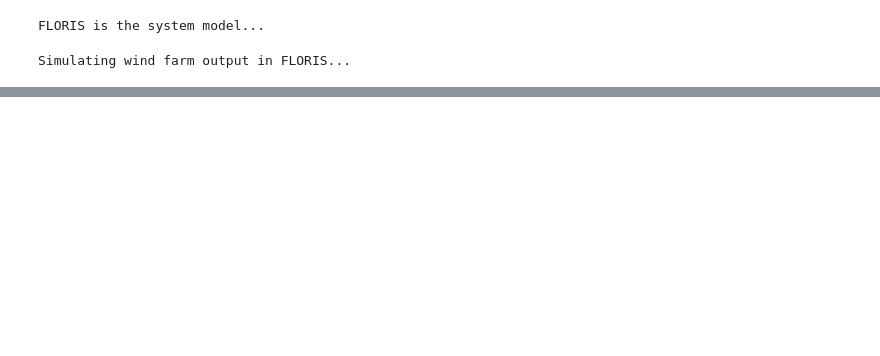
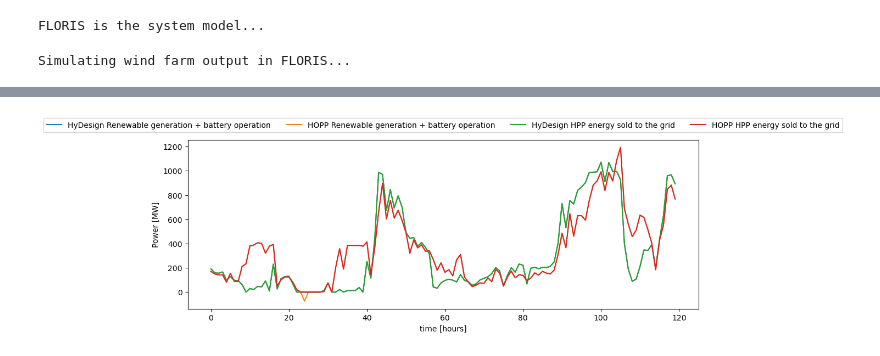
Before and after one commit to IEAWindTask50/tool-benchmarking, a Jupyter notebook: North_America/Texas/texas_case.ipynb, the cells around one changed output, grey strips where cells are left out. Saved outputs shown, nothing was run; the diff lists cells and outputs as text; code cells hidden in the pictures; blank space fills up the shorter version.

```diff
--- a/North_America/Texas/texas_case.ipynb
+++ b/North_America/Texas/texas_case.ipynb
@@ -107,29 +158,40 @@ hybrid_plant = hi.system
 annual_energies = hybrid_plant.annual_energies
 npvs = hybrid_plant.net_present_values
 cf = hybrid_plant.capacity_factors
+total_revenue = hybrid_plant.grid.total_revenue
+revenue_gen = np.array(hybrid_plant.grid._financial_model.value('revenue_gen')) / 1e3
+generation_profile = hybrid_plant.grid.generation_profile
 
 wind_installed_cost = hybrid_plant.wind.total_installed_cost
 solar_installed_cost = hybrid_plant.pv.total_installed_cost
 battery_installed_cost = hybrid_plant.battery.total_installed_cost
 hybrid_installed_cost = hybrid_plant.grid.total_installed_cost
+OM_cost = hybrid_plant.om_total_expenses
+generation_curtailed = hybrid_plant.grid.generation_curtailed
 
 print("Wind Installed Cost [M$]: {}".format(wind_installed_cost/1e6))
 print("Solar Installed Cost [M$]: {}".format(solar_installed_cost/1e6))
 print("Battery Installed Cost [M$]: {}".format(battery_installed_cost/1e6))
 print("Hybrid Installed Cost [M$]: {}\n".format(hybrid_installed_cost/1e6))
+print("OPEX [$/year]", OM_cost)
 
 print("Wind NPV [M$]: {}".format(hybrid_plant.net_present_values.wind/1e6))
 print("Solar NPV [M$]: {}".format(hybrid_plant.net_present_values.pv/1e6))
 print("Hybrid NPV [M$]: {}\n".format(hybrid_plant.net_present_values.hybrid/1e6))
 
-print("Annual Energies [kW]",annual_energies)
+print("Annual Energies [GWh]",annual_energies)
 print("Capacity Factors",cf)
 print("NPV [$]", npvs)
+print("Total Revenue (HyDesign method) [M$]", np.sum(hpp_t[0:8760] * hpp.prob.get_val('ems.price_t')[0:8760]) / 1e6)
+print("Total Revenue (HOPP method) [M$]", np.sum(np.array(hi.system.grid._financial_model.value('revenue_gen')[0:8760]) / 1e3 * np.array(hi.system.grid._financial_model.value('dispatch_factors_ts')[0:8760]) * np.array(hi.system.grid._financial_model.value('ppa_price_input'))) / 1e6)
+print("Total Energy sold [GWh]", np.sum(revenue_gen) / 1e3)
 
 print("LCOE [cents/kWh]", hybrid_plant.lcoe_real,"\n")
 
 print(hybrid_plant.lcoe_real['hybrid'])
 print("Hybrid LCOE [$/MWh]", hybrid_plant.lcoe_real['hybrid']*10)
+
+print("Grid Curtailment [%]:", hybrid_plant.grid.curtailment_percent)
 # %% [output]
 Wind Installed Cost [M$]: 1152.9
 Solar Installed Cost [M$]: 495.5
@@ -149,0 +213,17 @@ Hybrid LCOE [$/MWh] 22.897062847380887
+# %%
+# Export_to_Excel time series, if needed change the time series below.
+revenue_gen = np.array(revenue_gen)
+hpp_t = np.array(hpp_t)
+
+length = min(len(revenue_gen), len(hpp_t))
+revenue_gen = revenue_gen[:length]
+hpp_t = hpp_t[:length]
+
+df = pd.DataFrame({
+    'revenue_gen': revenue_gen,
+    'hpp_t': hpp_t
+})
+
+df.to_excel('compare_ts.xlsx', index=False)
+
+print("Export done.xlsx")
@@ -149,0 +270,16 @@ Hybrid LCOE [$/MWh] 22.897062847380887
+# %%
+# Compare the sum solar + wind + battery power between HOPP and Hydesign
+plt.figure(figsize=[12,4])
+ax1 = plt.gca()
+ax1.plot(wind_t[:24*n_days_plot] + solar_t[:24*n_days_plot] + b_t[:24*n_days_plot], label='HyDesign Renewable generation + battery operation')
+ax1.plot(np.array(hybrid_plant.wind.generation_profile[:24*n_days_plot]) / 1e3 + np.array(hybrid_plant.pv.generation_profile[:24*n_days_plot]) / 1e3 + np.array(hybrid_plant.battery.generation_profile[:24*n_days_plot]) / 1e3, label='HOPP Renewable generation + battery operation')
+ax1.plot(hpp_t[:24*n_days_plot], label='HyDesign HPP energy sold to the grid')
+ax1.plot(revenue_gen[:24*n_days_plot], label='HOPP HPP energy sold to the grid')
+ax1.set_xlabel('time [hours]')
+ax1.set_ylabel('Power [MW]')
+lines_1, labels_1 = ax1.get_legend_handles_labels()
+ax1.legend(lines_1, labels_1, loc='upper center',
+           bbox_to_anchor=(0.5, 1.15), ncol=5, fancybox=False, shadow=False)
+plt.show()
+# %% [output]
+[figure, added]
```
Also changed, not shown: parts of 15 cells of this notebook, 6 other files.
